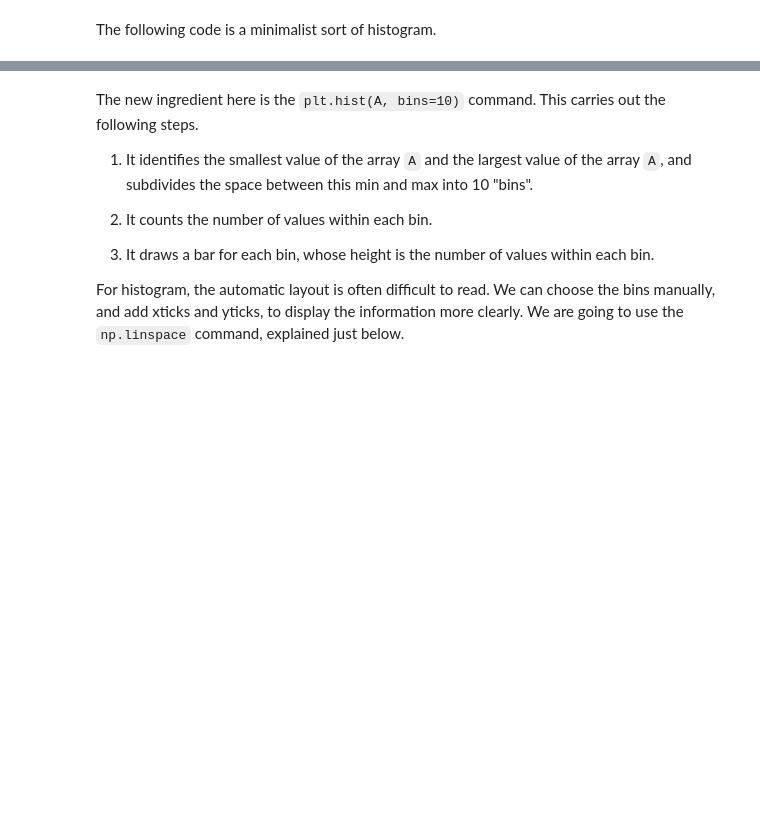
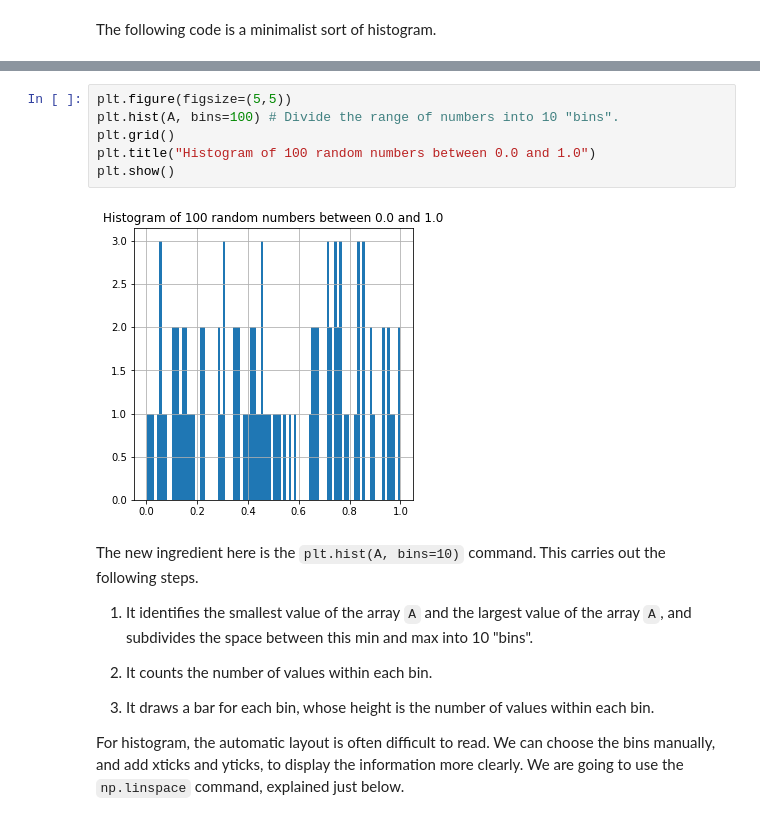
Before and after one commit to yuxinxiong/Math-152, a Jupyter notebook: xyxP4M_Notebook_4.ipynb, the cells around one changed output, grey strips where cells are left out. Cells and saved outputs as stored; diff of their text form; blank space fills up the shorter version.

```diff
--- a/xyxP4M_Notebook_4.ipynb
+++ b/xyxP4M_Notebook_4.ipynb
@@ -955,3 +969,11 @@ plt.show()
+# %%
+plt.figure(figsize=(5,5))
+plt.hist(A, bins=100) # Divide the range of numbers into 10 "bins".
+plt.grid()
+plt.title("Histogram of 100 random numbers between 0.0 and 1.0")
+plt.show()
+# %% [output]
+[figure, added]
 # %% [markdown]
 The new ingredient here is the `plt.hist(A, bins=10)` command.  This carries out the following steps.
 
```
Also changed, not shown: parts of 31 cells of this notebook.
